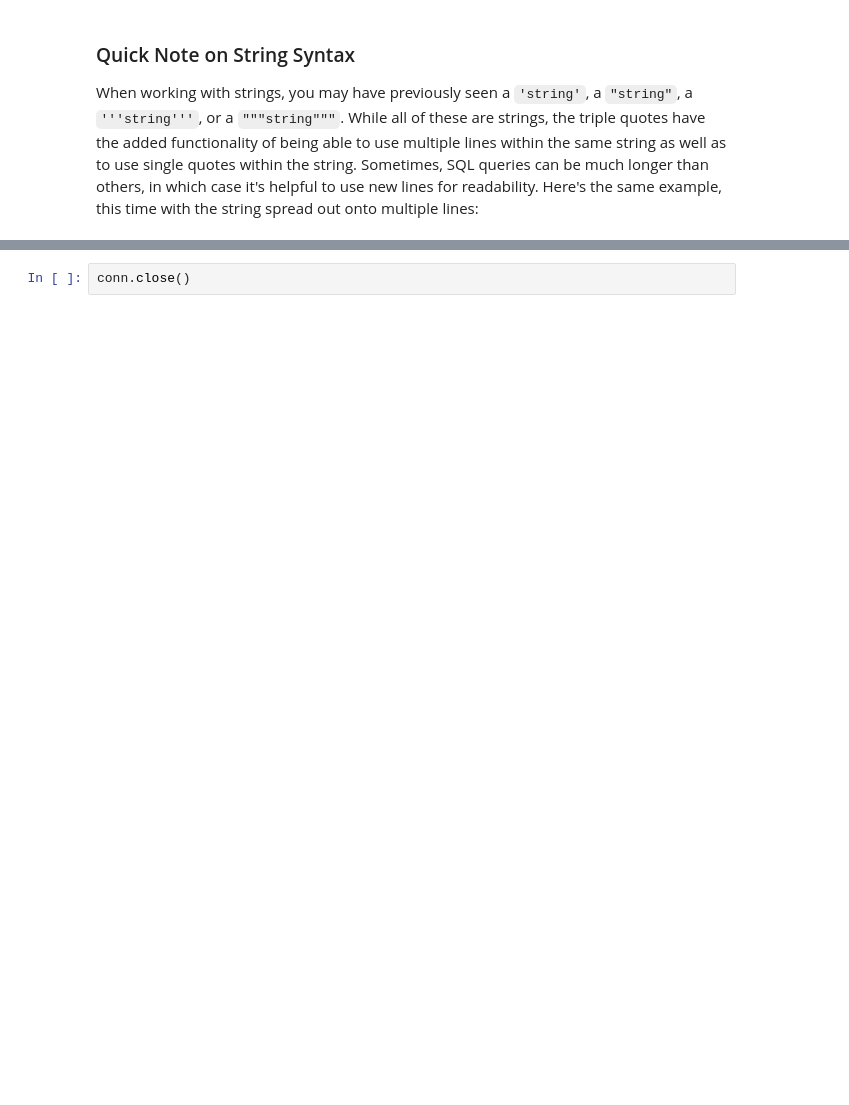
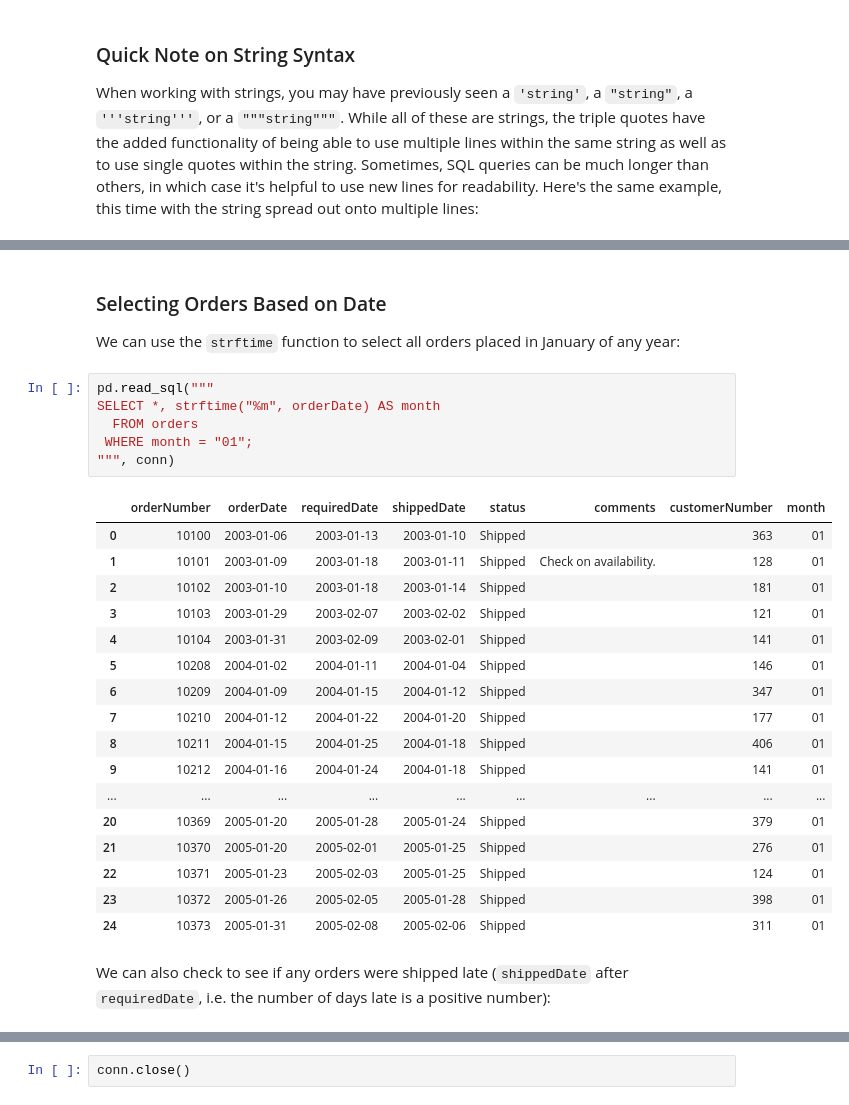
Before and after one commit to learn-co-curriculum/dsc-filtering-v2-4, a Jupyter notebook: index.ipynb, the cells around one changed output, grey strips where cells are left out. Cells and saved outputs as stored; diff of their text form; blank space fills up the shorter version.

```diff
--- a/index.ipynb
+++ b/index.ipynb
@@ -463,0 +515,30 @@ Now we can go ahead and close our database connection. Similar to working with C
+# %% [markdown]
+### Selecting Orders Based on Date
+
+We can use the `strftime` function to select all orders placed in January of any year:
+# %%
+pd.read_sql("""
+SELECT *, strftime("%m", orderDate) AS month
+  FROM orders
+ WHERE month = "01";
+""", conn)
+# %% [output]
+|  | orderNumber | orderDate | requiredDate | shippedDate | status | comments | customerNumber | month |
+| 0 | 10100 | 2003-01-06 | 2003-01-13 | 2003-01-10 | Shipped |  | 363 | 01 |
+| 1 | 10101 | 2003-01-09 | 2003-01-18 | 2003-01-11 | Shipped | Check on availability. | 128 | 01 |
+| 2 | 10102 | 2003-01-10 | 2003-01-18 | 2003-01-14 | Shipped |  | 181 | 01 |
+| 3 | 10103 | 2003-01-29 | 2003-02-07 | 2003-02-02 | Shipped |  | 121 | 01 |
+| 4 | 10104 | 2003-01-31 | 2003-02-09 | 2003-02-01 | Shipped |  | 141 | 01 |
+| 5 | 10208 | 2004-01-02 | 2004-01-11 | 2004-01-04 | Shipped |  | 146 | 01 |
+| 6 | 10209 | 2004-01-09 | 2004-01-15 | 2004-01-12 | Shipped |  | 347 | 01 |
+| 7 | 10210 | 2004-01-12 | 2004-01-22 | 2004-01-20 | Shipped |  | 177 | 01 |
+| 8 | 10211 | 2004-01-15 | 2004-01-25 | 2004-01-18 | Shipped |  | 406 | 01 |
+| 9 | 10212 | 2004-01-16 | 2004-01-24 | 2004-01-18 | Shipped |  | 141 | 01 |
+| ... | ... | ... | ... | ... | ... | ... | ... | ... |
+| 20 | 10369 | 2005-01-20 | 2005-01-28 | 2005-01-24 | Shipped |  | 379 | 01 |
+| 21 | 10370 | 2005-01-20 | 2005-02-01 | 2005-01-25 | Shipped |  | 276 | 01 |
+| 22 | 10371 | 2005-01-23 | 2005-02-03 | 2005-01-25 | Shipped |  | 124 | 01 |
+| 23 | 10372 | 2005-01-26 | 2005-02-05 | 2005-01-28 | Shipped |  | 398 | 01 |
+| 24 | 10373 | 2005-01-31 | 2005-02-08 | 2005-02-06 | Shipped |  | 311 | 01 |
+# %% [markdown]
+We can also check to see if any orders were shipped late (`shippedDate` after `requiredDate`, i.e. the number of days late is a positive number):
```
Also changed, not shown: parts of 117 cells of this notebook, 1 other file.
